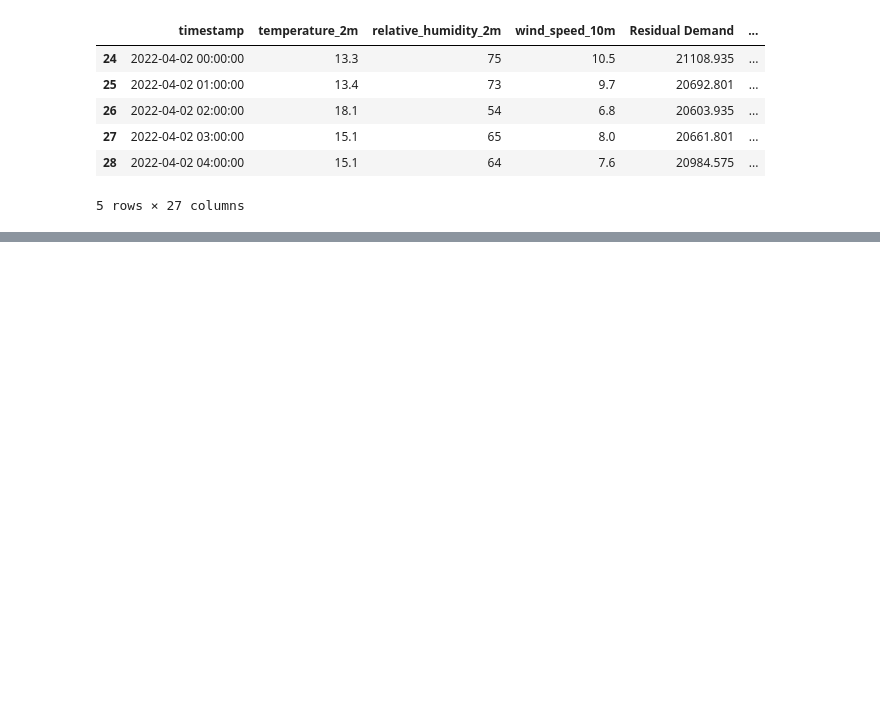
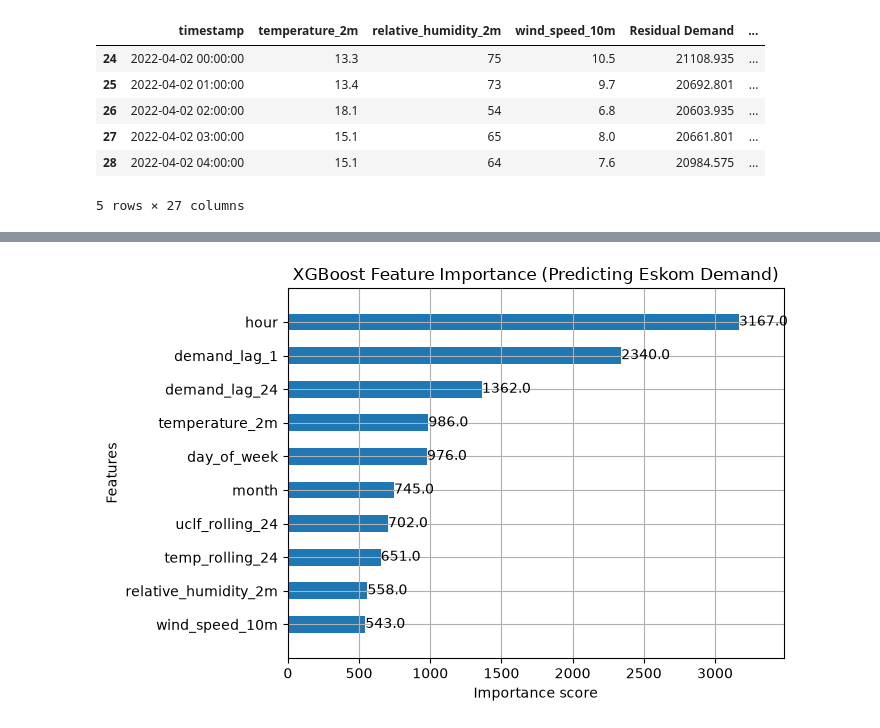
Before and after one commit to TshiamoMatshaba/eskom-energy-forecasting, a Jupyter notebook: merge_data.ipynb, the cells around one changed output, grey strips where cells are left out. Saved outputs shown, nothing was run; the diff lists cells and outputs as text; code cells hidden in the pictures; blank space fills up the shorter version.

Commit message:
Trained XGBoost model with time-based split and Winsorized outliers

```diff
--- a/merge_data.ipynb
+++ b/merge_data.ipynb
@@ -200,0 +252,33 @@ New features created: hour, day_of_week, is_weekend, month, demand_lag_1, demand
+# %%
+#Train the XGBoost & Beat the Baseline
+import xgboost as xgb
+from sklearn.metrics import mean_squared_error, mean_absolute_percentage_error
+
+# THE BASELINE MODEL
+# The baseline predicts that demand today will equal demand 24 hours ago
+baseline_preds = X_test['demand_lag_24']
+baseline_rmse = np.sqrt(mean_squared_error(y_test, baseline_preds))
+print(f"Baseline (Naive 24h) RMSE: {baseline_rmse:.2f}")
+
+# THE XGBOOST MODEL
+print("\nTraining XGBoost...")
+model = xgb.XGBRegressor(
+    n_estimators=200,
+    learning_rate=0.05,
+    max_depth=6,
+    random_state=42
+)
+model.fit(X_train, y_train)
+
+# EVALUATION
+xgb_preds = model.predict(X_test)
+xgb_rmse = np.sqrt(mean_squared_error(y_test, xgb_preds))
+xgb_mape = mean_absolute_percentage_error(y_test, xgb_preds) * 100
+
+print(f"XGBoost RMSE: {xgb_rmse:.2f}")
+print(f"XGBoost MAPE: {xgb_mape:.2f}%")
+
+if xgb_rmse < baseline_rmse:
+    print("\nSUCCESS! XGBoost model beat the baseline.")
+else:
+    print("\nModel did not beat baseline. We may need to tune hyperparameters.")
@@ -200,0 +293,9 @@ New features created: hour, day_of_week, is_weekend, month, demand_lag_1, demand
+# %%
+import matplotlib.pyplot as plt
+
+# Plot Feature Importance
+xgb.plot_importance(model, max_num_features=10, importance_type='weight', height=0.5)
+plt.title("XGBoost Feature Importance (Predicting Eskom Demand)")
+plt.show()
+# %% [output]
+[figure, added]
```
Also changed, not shown: parts of 4 cells of this notebook.
